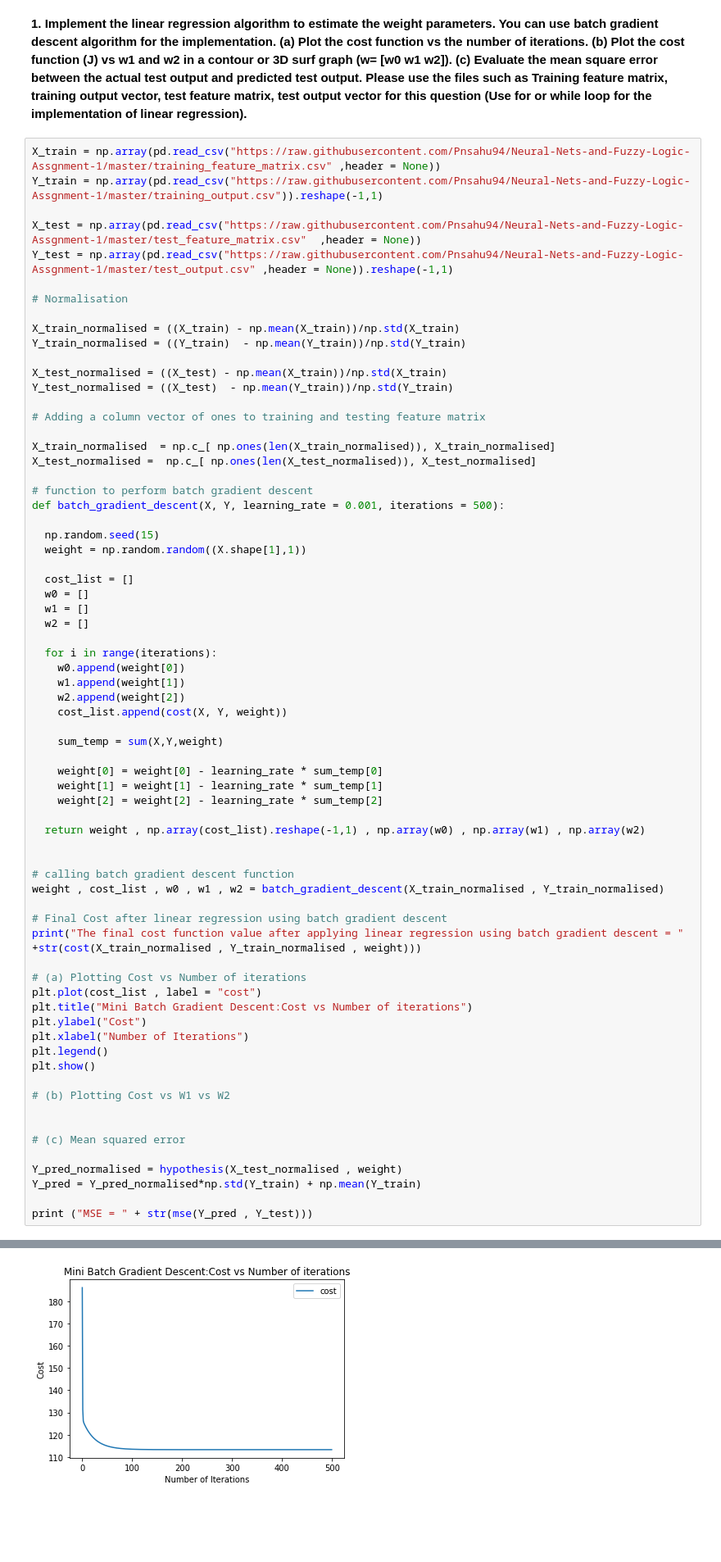
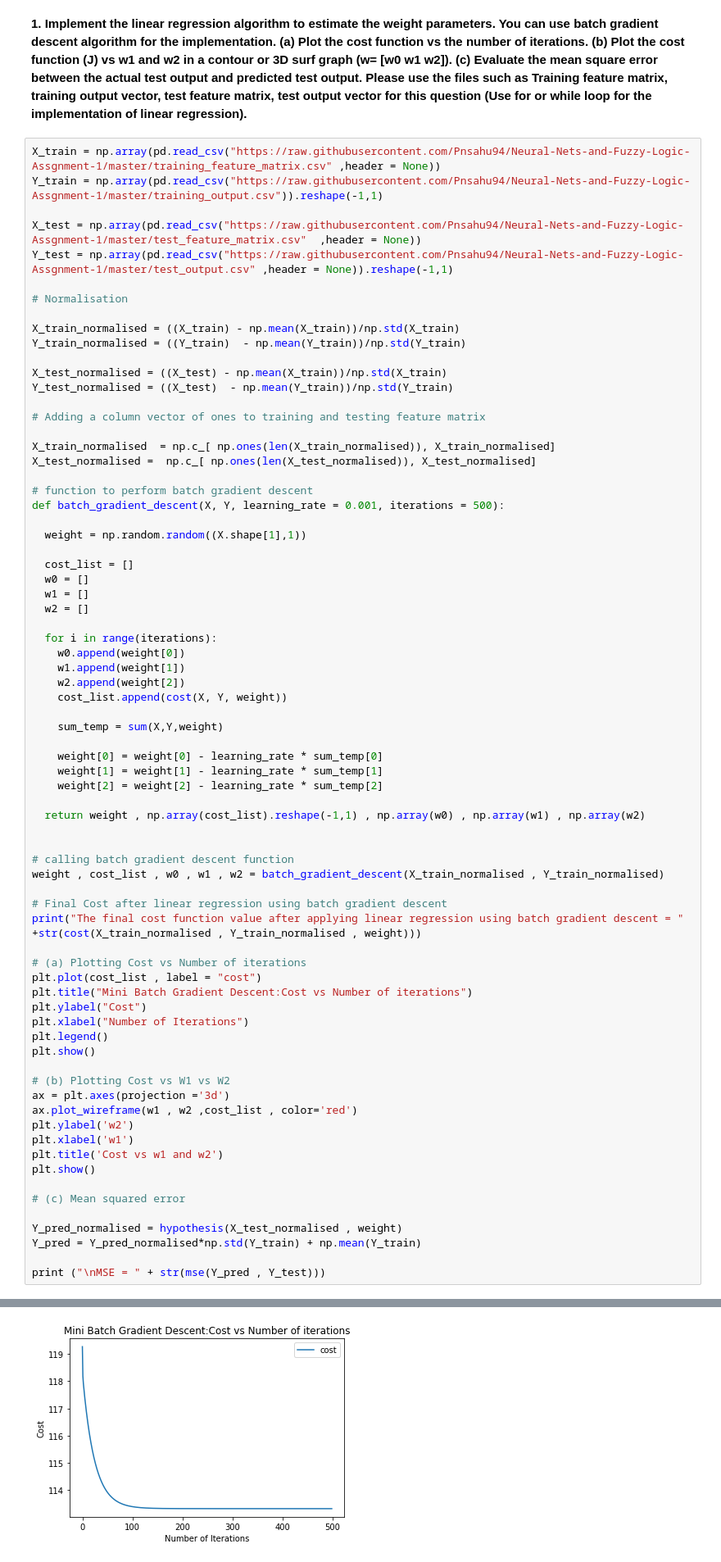
Before and after one commit to Pnsahu94/Neural-Nets-and-Fuzzy-Logic-Assgnment-1, a Jupyter notebook: NNFL.ipynb, the cells around one changed output, grey strips where cells are left out. Shown: that part at 82% size. Cells and saved outputs as stored; diff of their text form; blank space fills up the shorter version.

```diff
--- a/NNFL.ipynb
+++ b/NNFL.ipynb
@@ -84,7 +72,6 @@ X_test_normalised =  np.c_[ np.ones(len(X_test_normalised)), X_test_normalised]
 # function to perform batch gradient descent
 def batch_gradient_descent(X, Y, learning_rate = 0.001, iterations = 500):
 
-  np.random.seed(15)
   weight = np.random.random((X.shape[1],1))
 
   cost_list = []
@@ -122,12 +109,17 @@ plt.legend()
 plt.show()
 
 # (b) Plotting Cost vs W1 vs W2
-
+ax = plt.axes(projection ='3d')
+ax.plot_wireframe(w1 , w2 ,cost_list , color='red')
+plt.ylabel('w2')
+plt.xlabel('w1')
+plt.title('Cost vs w1 and w2')
+plt.show()
 
 # (c) Mean squared error
 
 Y_pred_normalised = hypothesis(X_test_normalised , weight)
 Y_pred = Y_pred_normalised*np.std(Y_train) + np.mean(Y_train)
 
-print ("MSE = " + str(mse(Y_pred , Y_test)))
+print ("\nMSE = " + str(mse(Y_pred , Y_test)))
 # %% [output]
@@ -135 +127 @@ The final cost function value after applying linear regression using batch gradi
-[figure, old version]
+[figure, new version]
```
Also changed, not shown: parts of 12 cells of this notebook.
